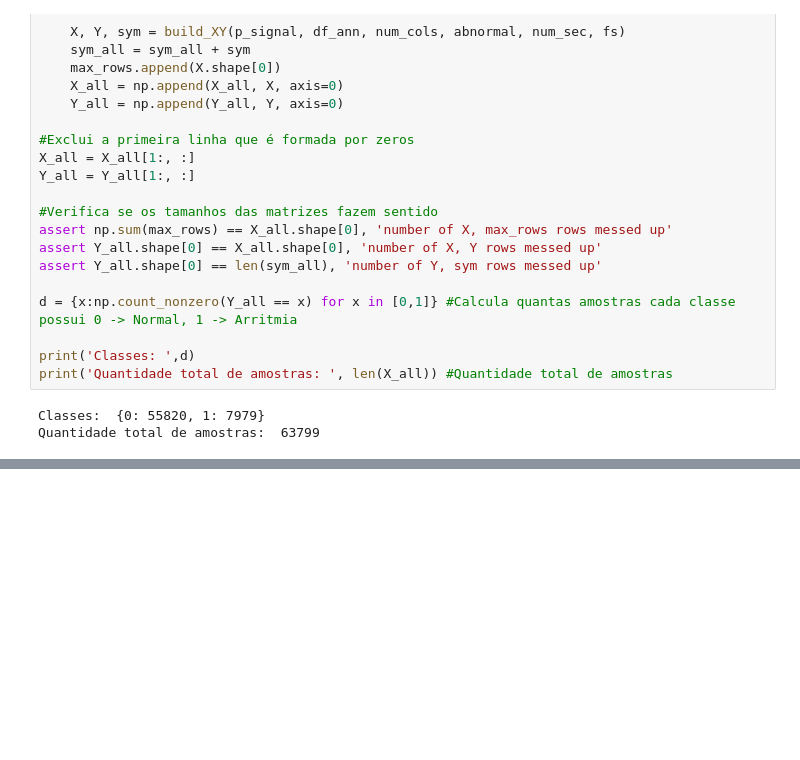
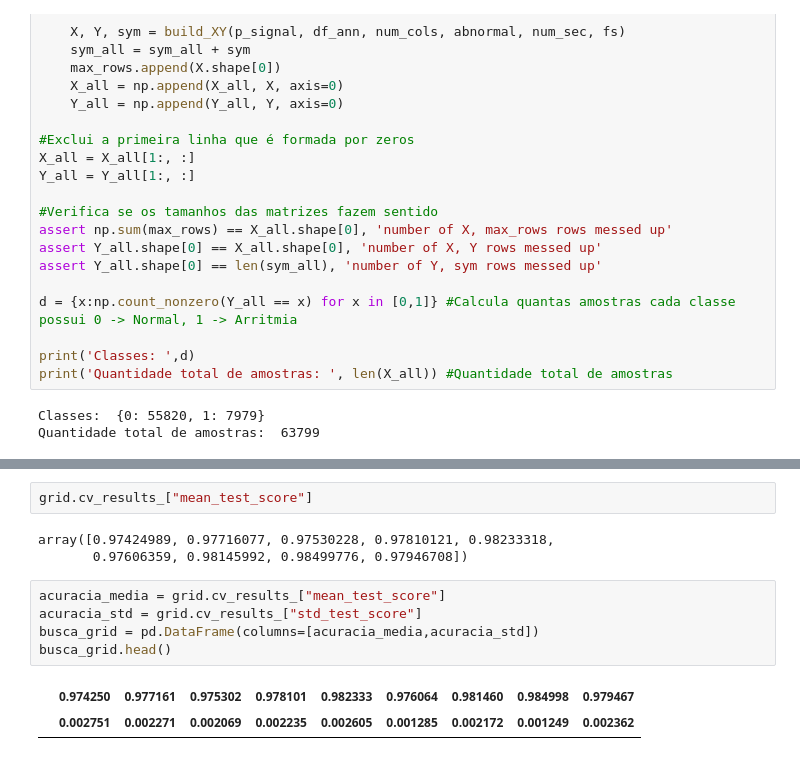
Before and after one commit to SergioPGJunior/Arrhythmia-Detector, a Jupyter notebook: rede_neural.ipynb, the cells around one changed output, grey strips where cells are left out. Saved outputs shown, nothing was run; the diff lists cells and outputs as text; blank space fills up the shorter version.

```diff
--- a/rede_neural.ipynb
+++ b/rede_neural.ipynb
@@ -109,0 +139,13 @@ Quantidade total de amostras:  63799
+# %%
+grid.cv_results_["mean_test_score"]
+# %% [output]
+array([0.97424989, 0.97716077, 0.97530228, 0.97810121, 0.98233318,
+       0.97606359, 0.98145992, 0.98499776, 0.97946708])
+# %%
+acuracia_media = grid.cv_results_["mean_test_score"]
+acuracia_std = grid.cv_results_["std_test_score"]
+busca_grid = pd.DataFrame(columns=[acuracia_media,acuracia_std])
+busca_grid.head()
+# %% [output]
+|  | 0.974250 | 0.977161 | 0.975302 | 0.978101 | 0.982333 | 0.976064 | 0.981460 | 0.984998 | 0.979467 |
+|  | 0.002751 | 0.002271 | 0.002069 | 0.002235 | 0.002605 | 0.001285 | 0.002172 | 0.001249 | 0.002362 |
```
Also changed, not shown: parts of 9 cells of this notebook.
